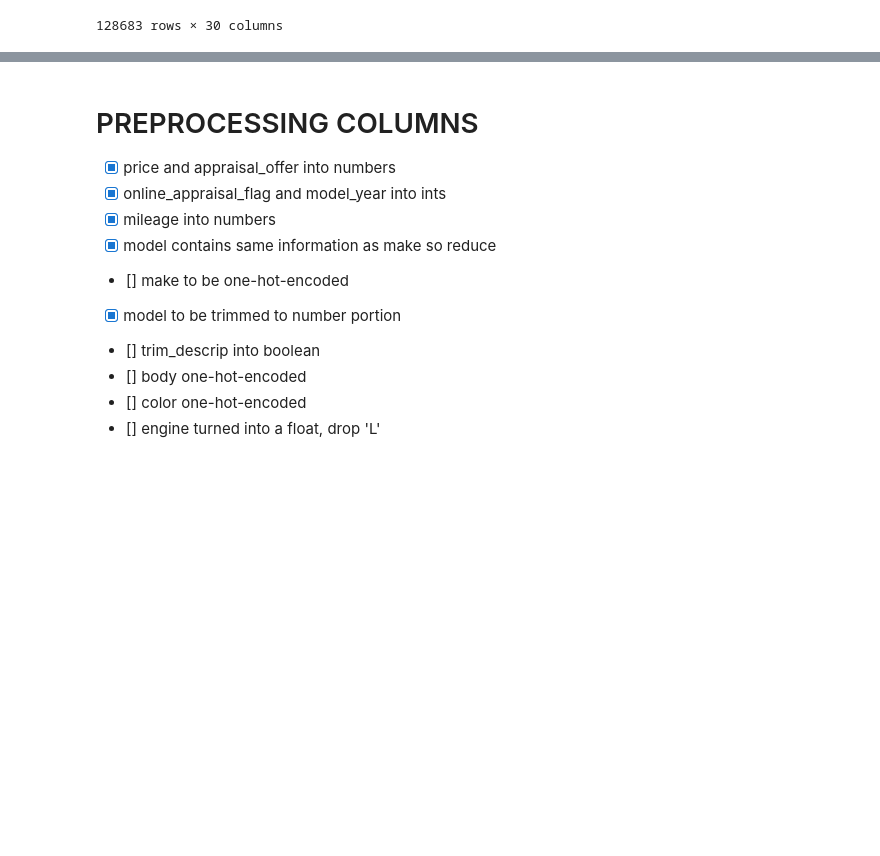
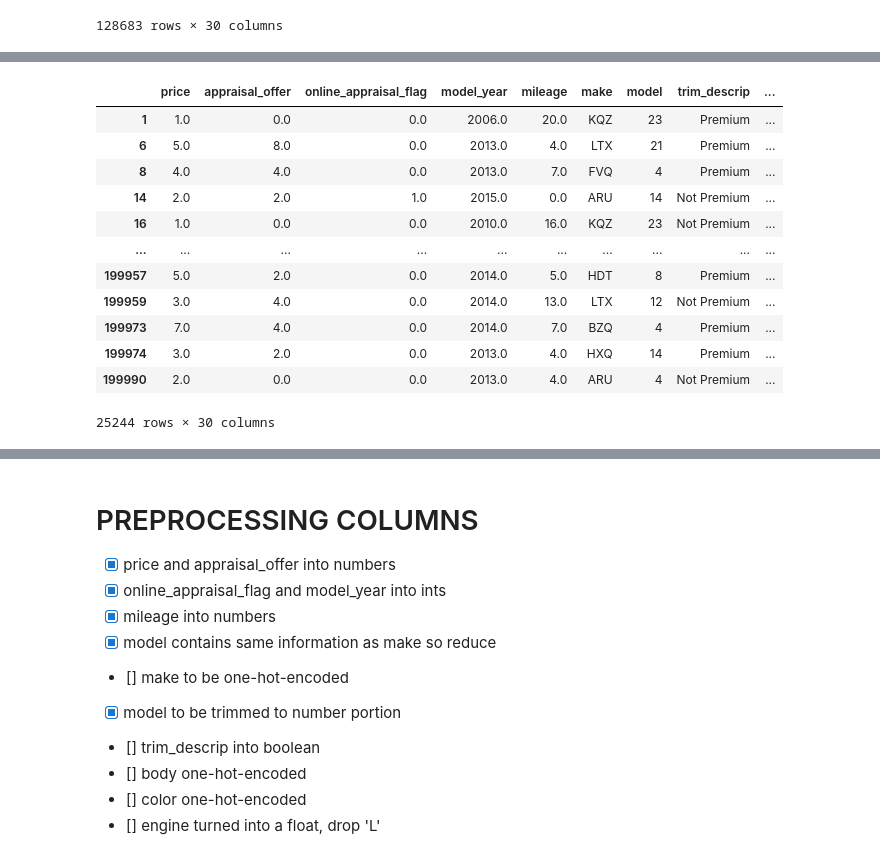
Before and after one commit to ashenfernando1/Winter-2023, a Jupyter notebook: CarMax.ipynb, the cells around one changed output, grey strips where cells are left out. Saved outputs shown, nothing was run; the diff lists cells and outputs as text; code cells hidden in the pictures; blank space fills up the shorter version.

```diff
--- a/CarMax.ipynb
+++ b/CarMax.ipynb
@@ -125,0 +113,24 @@ df
+# %%
+from sklearn.preprocessing import OrdinalEncoder
+
+def encodeVariables(col, df):
+    # in order to automate the ordering, extract the first set of numbers and order by ascending
+    if col == 'price':
+        categories = ['$0 to $15k','$15k to $20k', '$20k to $25k','$25k to $30k','$30k to $35k', '$35k to $40k',
+        '$40k to $45k',  '$45k to $50k','$50k to $55k','$55k to $60k','$60k to $65k','$65k to $70k','$70k+']
+    elif col == 'appraisal_offer':
+        categories = ['$0k to $5k','$5k to $10k','$10k to $15k','$15k to $20k','$20k to $25k','$25k to $30k','$30k to $35k','$35k to $40k','$40k+']
+    elif col == 'mileage':
+        categories = ['0 to 5k miles','5k to 10k miles', '10k to 15k miles','15k to 20k miles','20k to 25k miles','25k to 30k miles','30k to 35k miles', '35k to 40k miles','40k to 45k miles',
+                      '45k to 50k miles','50k to 55k miles','55k to 60k miles','60k to 65k miles','65k to 70k miles','70k to 75k miles','75k to 80k miles','80k to 85k miles','85k to 90k miles',
+                      '90k to 95k miles','95k to 100k miles','100k+ miles']
+    elif col == 'mileage_appraisal':
+        categories = ['0 to 10k miles','10k to 20k miles','20k to 30k miles','30k to 40k miles','40k to 50k miles','50k to 60k miles','60k to 70k miles','70k to 80k miles','80k to 90k miles',
+                      '90k to 100k miles','100k to 110k miles','110k to 120k miles','120k to 130k miles', '130k to 140k miles','140k to 150k miles','150k to 160k miles','160k to 170k miles',
+                      '170k to 180k miles','180k to 190k miles','190k to 200k miles','200k+ miles']
+
+    enc = OrdinalEncoder(categories=[categories])
+    # print(enc)
+    encoded_list = enc.fit_transform(df[col].values.reshape(-1,1))
+
+    return encoded_list
@@ -125,0 +144,30 @@ df
+# %%
+loyalty_df = df.copy()
+loyalty_df = loyalty_df[df['make'] == df['make_appraisal']]
+# loyalty_df = loyalty_df[df['body'] == df['body_appraisal']]
+
+loyalty_df['price'] = encodeVariables('price', loyalty_df)
+loyalty_df['appraisal_offer'] = encodeVariables('appraisal_offer', loyalty_df)
+loyalty_df['mileage'] = encodeVariables('mileage', loyalty_df)
+
+loyalty_df['model'] = [int(re.findall(r'\d+',i)[0]) for i in loyalty_df['model']]
+loyalty_df['model_appraisal'] = [int(re.findall(r'\d+',i)[0]) for i in loyalty_df['model_appraisal']]
+
+# loyalty_df = loyalty_df[loyalty_df['model'] == loyalty_df['model_appraisal']]
+
+loyalty_df['mileage_appraisal'] = encodeVariables('mileage_appraisal', loyalty_df)
+loyalty_df
+# %% [output]
+|  | price | appraisal_offer | online_appraisal_flag | model_year | mileage | make | model | trim_descrip | ... |
+| 1 | 1.0 | 0.0 | 0.0 | 2006.0 | 20.0 | KQZ | 23 | Premium | ... |
+| 6 | 5.0 | 8.0 | 0.0 | 2013.0 | 4.0 | LTX | 21 | Premium | ... |
+| 8 | 4.0 | 4.0 | 0.0 | 2013.0 | 7.0 | FVQ | 4 | Premium | ... |
+| 14 | 2.0 | 2.0 | 1.0 | 2015.0 | 0.0 | ARU | 14 | Not Premium | ... |
+| 16 | 1.0 | 0.0 | 0.0 | 2010.0 | 16.0 | KQZ | 23 | Not Premium | ... |
+| ... | ... | ... | ... | ... | ... | ... | ... | ... | ... |
+| 199957 | 5.0 | 2.0 | 0.0 | 2014.0 | 5.0 | HDT | 8 | Premium | ... |
+| 199959 | 3.0 | 4.0 | 0.0 | 2014.0 | 13.0 | LTX | 12 | Not Premium | ... |
+| 199973 | 7.0 | 4.0 | 0.0 | 2014.0 | 7.0 | BZQ | 4 | Premium | ... |
+| 199974 | 3.0 | 2.0 | 0.0 | 2013.0 | 4.0 | HXQ | 14 | Premium | ... |
+| 199990 | 2.0 | 0.0 | 0.0 | 2013.0 | 4.0 | ARU | 4 | Not Premium | ... |
+25244 rows × 30 columns
```
Also changed, not shown: parts of 39 cells of this notebook, 2 other files.
